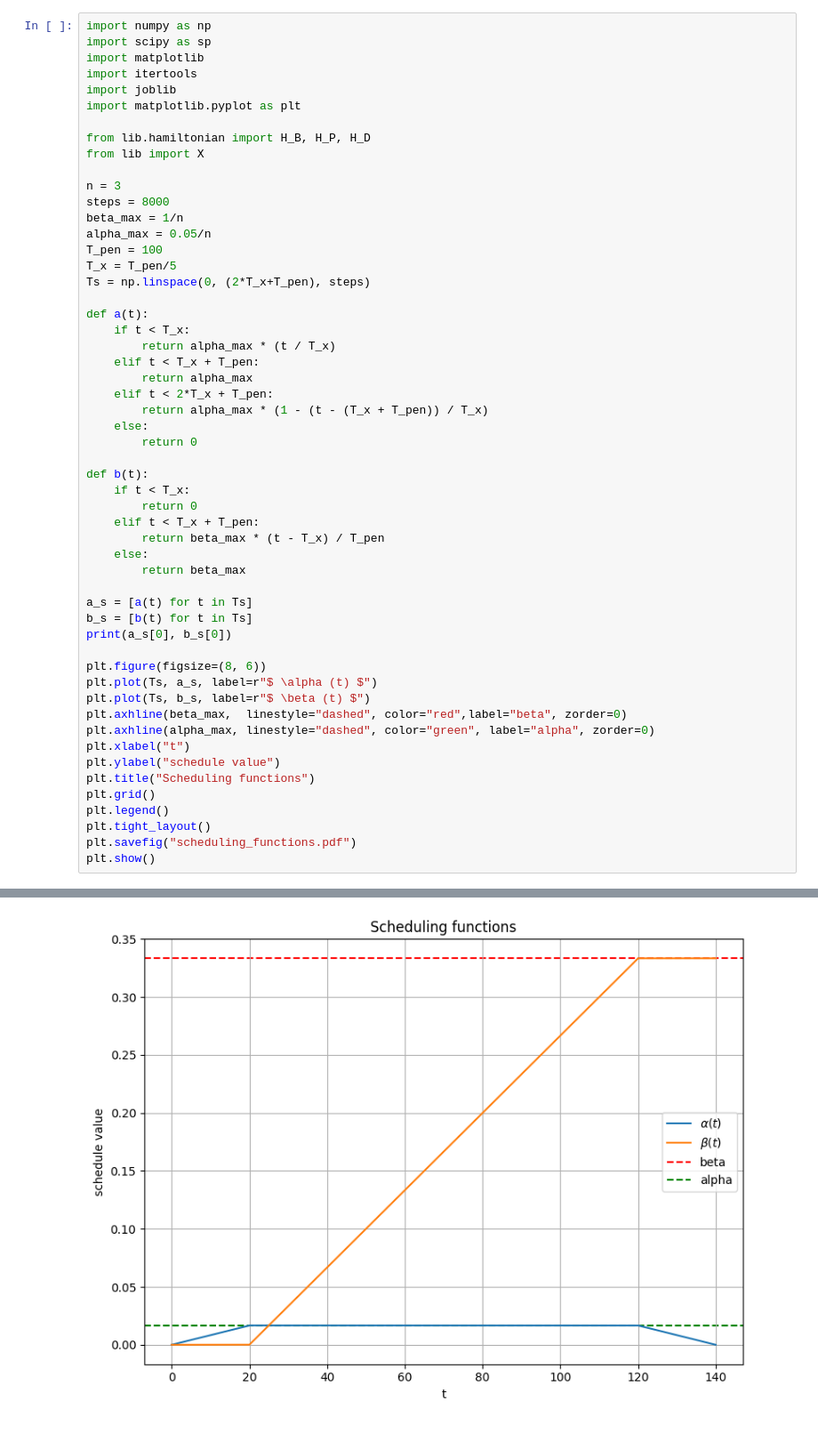
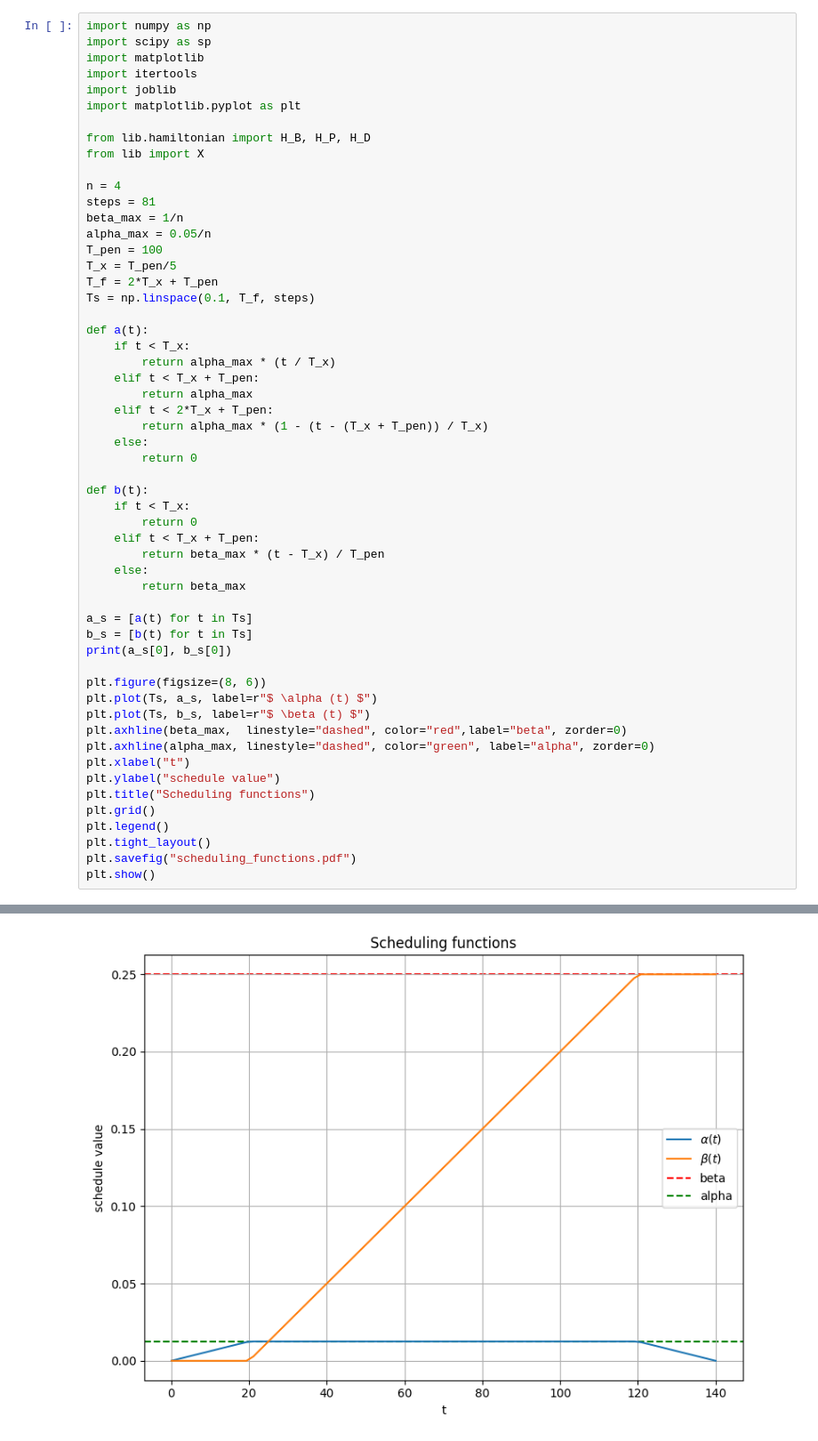
Before and after one commit to Secretmud/zermelos-navigation-problem, a Jupyter notebook: src/LandauZener.ipynb, the cells around one changed output, grey strips where cells are left out. Shown at 89% size. Cells and saved outputs as stored; diff of their text form.

```diff
--- a/src/LandauZener.ipynb
+++ b/src/LandauZener.ipynb
@@ -9,13 +9,14 @@ import matplotlib.pyplot as plt
 from lib.hamiltonian import H_B, H_P, H_D
 from lib import X
 
-n = 3
-steps = 8000
+n = 4
+steps = 81
 beta_max = 1/n
 alpha_max = 0.05/n
 T_pen = 100
 T_x = T_pen/5
-Ts = np.linspace(0, (2*T_x+T_pen), steps)
+T_f = 2*T_x + T_pen
+Ts = np.linspace(0.1, T_f, steps)
 
 def a(t):
     if t < T_x:
@@ -57,4 +58,4 @@ plt.show()
-[figure, old version]
+[figure, new version]
 # %%
 
 memory = joblib.Memory(location=".joblib_cache", verbose=0)
```
Also changed, not shown: parts of 7 cells of this notebook, 6 other files.
